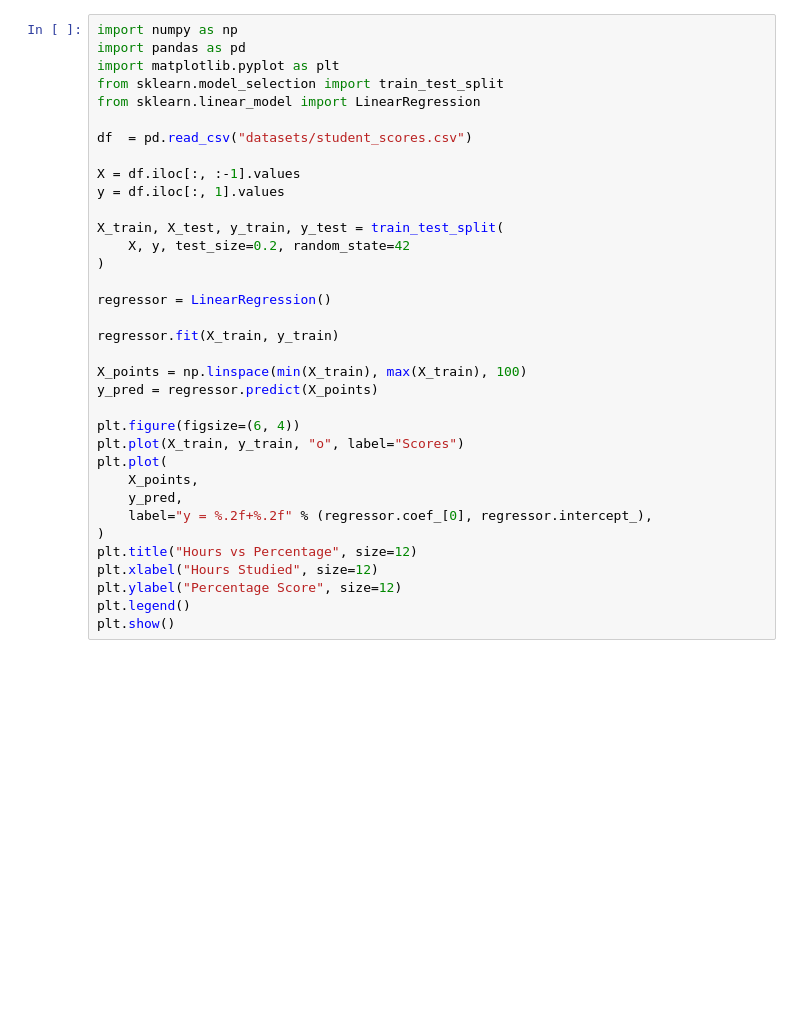
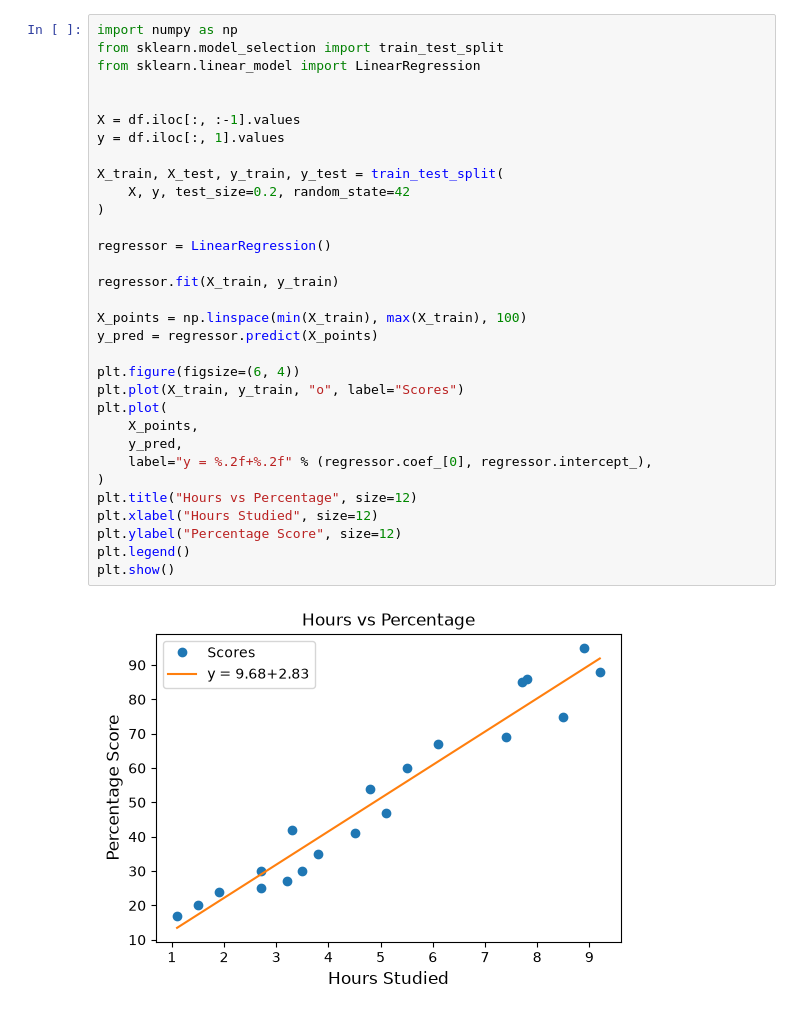
Before and after one commit to sora-yuka/ai-lab, a Jupyter notebook: solution-1.ipynb, the cells around one changed output. Drawn from its saved outputs; the diff is of its cells as text; blank space fills up the shorter version.

```diff
--- a/solution-1.ipynb
+++ b/solution-1.ipynb
@@ -18,36 +25,35 @@ plt.show()
 # %%
 import numpy as np
-import pandas as pd
-import matplotlib.pyplot as plt
 from sklearn.model_selection import train_test_split
 from sklearn.linear_model import LinearRegression
 
-df  = pd.read_csv("datasets/student_scores.csv")
 
 X = df.iloc[:, :-1].values
 y = df.iloc[:, 1].values
 
 X_train, X_test, y_train, y_test = train_test_split(
     X, y, test_size=0.2, random_state=42
 )
 
 regressor = LinearRegression()
 
 regressor.fit(X_train, y_train)
 
 X_points = np.linspace(min(X_train), max(X_train), 100)
 y_pred = regressor.predict(X_points)
 
 plt.figure(figsize=(6, 4))
 plt.plot(X_train, y_train, "o", label="Scores")
 plt.plot(
     X_points,
     y_pred,
     label="y = %.2f+%.2f" % (regressor.coef_[0], regressor.intercept_),
 )
 plt.title("Hours vs Percentage", size=12)
 plt.xlabel("Hours Studied", size=12)
 plt.ylabel("Percentage Score", size=12)
 plt.legend()
 plt.show()
+# %% [output]
+[figure, added]
 # %%
```
Also changed, not shown: parts of 3 cells of this notebook, 2 other files.
